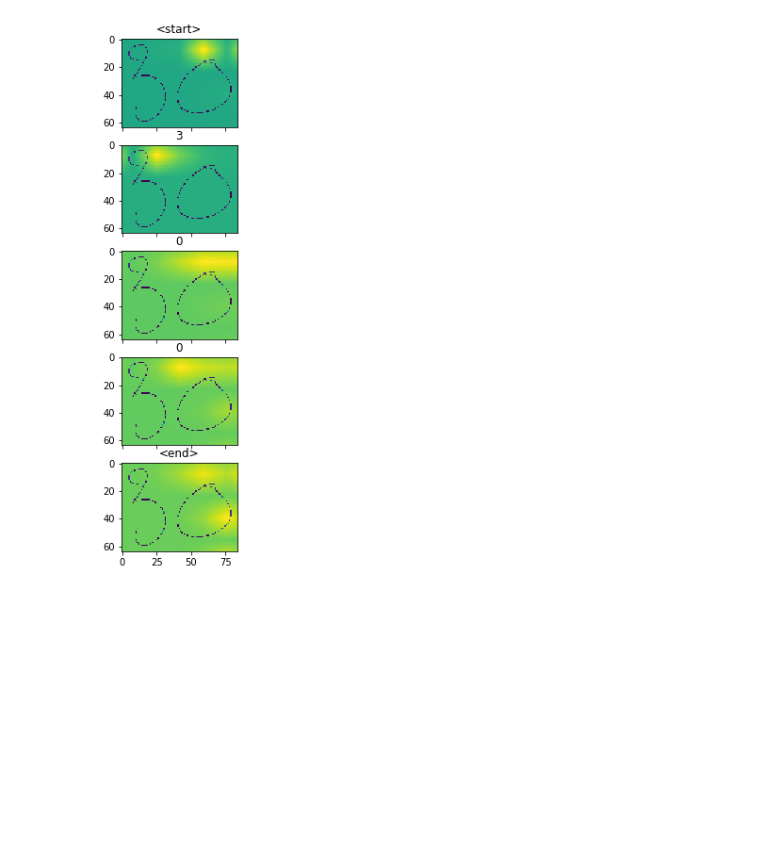
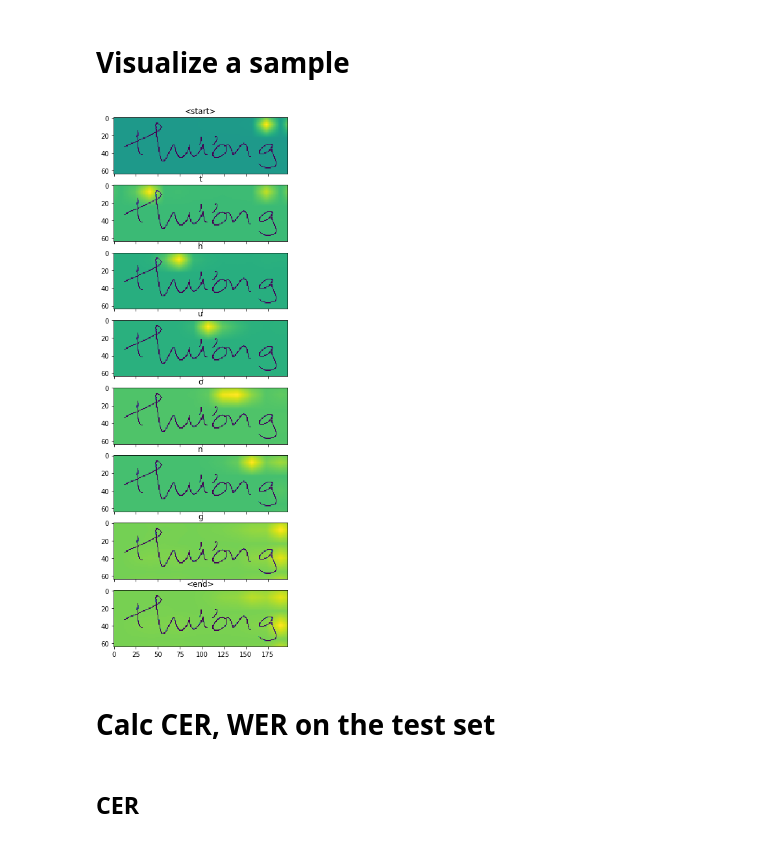
Before and after one commit to VinhLoiIT/vietnamese-htr, a Jupyter notebook: inference.ipynb, the cells around one changed output. Drawn from its saved outputs; the diff is of its cells as text; code cells hidden in the pictures; blank space fills up the shorter version.

Commit message:
add padded weigth transform and CER, WER calculation

```diff
--- a/inference.ipynb
+++ b/inference.ipynb
@@ -45,7 +46,7 @@ image_transform = transforms.Compose([
 ])
 # %%
 test_data = get_dataset('test', image_transform)
-test_loader = DataLoader(test_data, batch_size=1, shuffle=False, collate_fn=collate_fn)
+test_loader = DataLoader(test_data, batch_size=config['batch_size'], shuffle=False, collate_fn=collate_fn, num_workers=2)
 # %%
 encoder = Encoder(config['depth'], config['n_blocks'], config['growth_rate'])
 if info['encoder_state'] is not None:
@@ -85,4 +86,4 @@ torch.Size([4, 1, 1])
 # %%
-start_input = torch.zeros(1, 1, vocab_size)
+start_input = torch.zeros(1, config['batch_size'], vocab_size)
 start_input[0,0, char2int[SOS_CHAR]] = 1
-start_input
+start_input = start_input.to(device)
@@ -99,6 +90,7 @@ tensor([[[0., 0., 0., 0., 0., 0., 0., 0., 0., 0., 0., 0., 1., 0., 0., 0., 0.,
 # %%
 with torch.no_grad():
 #     for i, (imgs, targets, targets_onehot, lengths) in enumerate(val_loader):
+    imgs = imgs.to(device)
     img_features = encoder(imgs)
     outputs, weights = decoder.greedy(img_features, start_input)
 # %%
@@ -128,0 +126,12 @@ predicts
+# %%
+predicts = index.squeeze().transpose(0, 1) # [B, T]
+predicts_str = []
+for predict in predicts:
+    s = [int2char[x.item()] for x in predict]
+    try:
+        eos_index = s.index(EOS_CHAR) + 1
+    except ValueError:
+        eos_index = len(s)
+    predicts_str.append(s[:eos_index])
+
+predicts_str
@@ -143,17 +170,22 @@ length
+# %% [markdown]
+# Visualize a sample
 # %%
-fig, axeses = plt.subplots(length, figsize=(10,10), sharex=True, sharey=True)
+sample_index = 0
+sample_image, sample_predict, sample_weigth = imgs[sample_index], predicts_str[sample_index], weights[:, [sample_index]]
+fig, axeses = plt.subplots(len(sample_predict), figsize=(15,15), sharex=True, sharey=True)
+
 for i, axes in enumerate(axeses.ravel()):
-    weight = weights[i].reshape(-1, 1, img_rows // 16, img_cols // 16) # 16 is factor that DenseNet reduce the original image size
-    weight_numpy = weight.numpy().squeeze()
+    weight = weights[i].reshape(-1, config['batch_size'], img_rows // 16, img_cols // 16) # 16 is factor that DenseNet reduce the original image size
+    weight_numpy = weight.cpu().numpy()[:,sample_index,:].squeeze()
     weight_image = skimage.transform.resize(weight_numpy, (img_rows, img_cols))
 
-    img = imgs.squeeze().permute(1,2,0).numpy()[:,:,0]
+    img = sample_image.squeeze().permute(1,2,0).cpu().numpy()[:,:,0]
 
     alpha = 0.5
     blend = img * alpha + weight_image * (1-alpha)
 
-    axes.title.set_text(predicts[i])
+    axes.set_title(sample_predict[i])
     axes.imshow(blend)
 plt.plot();
 # %% [output]
-[figure, old version]
+[figure, new version]
@@ -163,0 +192,4 @@ weight_image = skimage.transform.resize(weight_numpy, (img_rows, img_cols))
+# %% [markdown]
+# Calc CER, WER on the test set
+# %% [markdown]
+## CER
```
Also changed, not shown: parts of 22 cells of this notebook, 1 other file.
